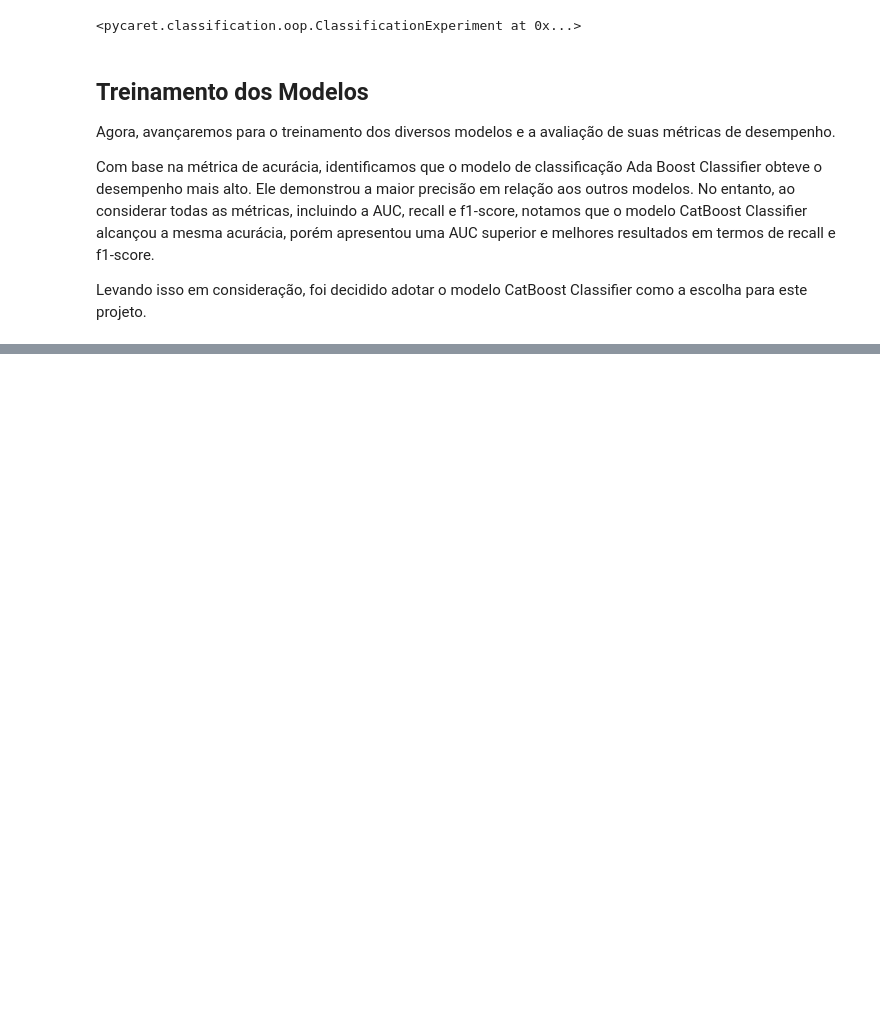
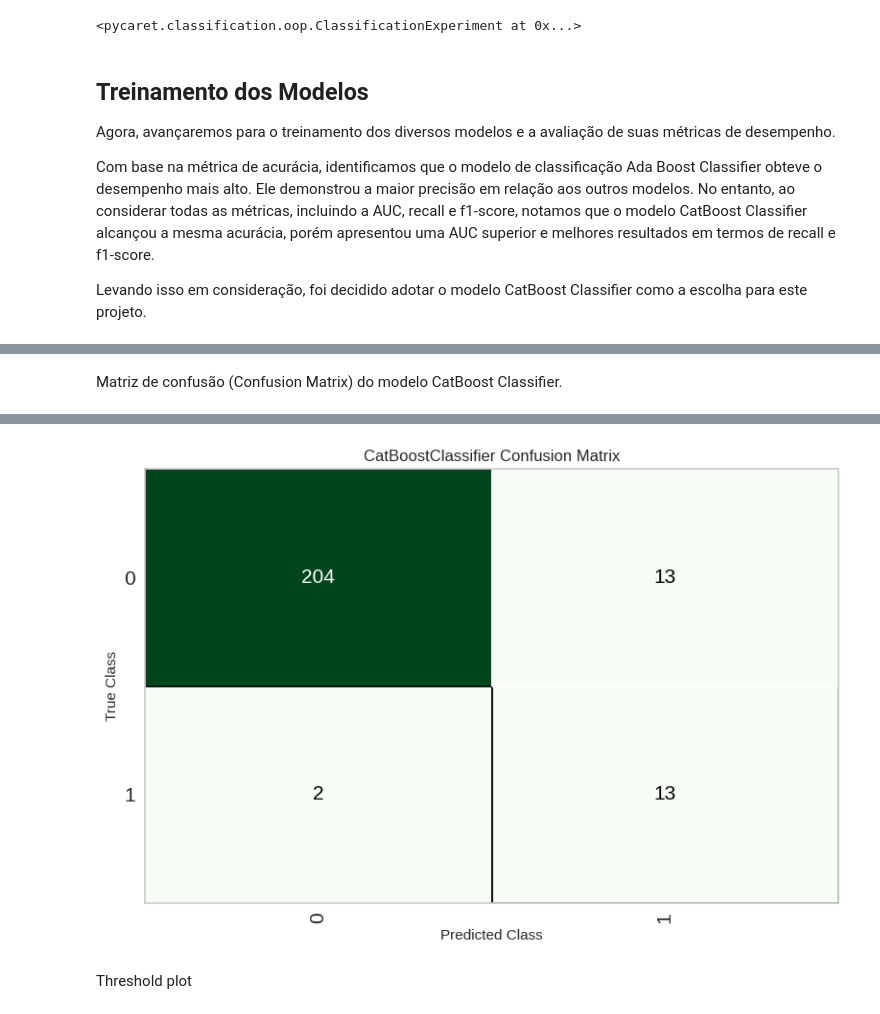
Before and after one commit to SarahFeanor/Portfolio-DataScience, a Jupyter notebook: previsao_de_risco_cancer.ipynb, the cells around one changed output, grey strips where cells are left out. Cells and saved outputs as stored; diff of their text form; code cells hidden in the pictures; blank space fills up the shorter version.

```diff
--- a/previsao_de_risco_cancer.ipynb
+++ b/previsao_de_risco_cancer.ipynb
@@ -290,0 +412,5 @@ Levando isso em consideração, foi decidido adotar o modelo CatBoost Classifier
+# %% [markdown]
+Matriz de confusão (Confusion Matrix) do modelo CatBoost Classifier.
+# %%
+plot_model(catboost, plot='confusion_matrix')
+# %% [output]
@@ -290,0 +418,3 @@ Levando isso em consideração, foi decidido adotar o modelo CatBoost Classifier
+[figure, added]
+# %% [markdown]
+Threshold plot
```
Also changed, not shown: parts of 72 cells of this notebook.
